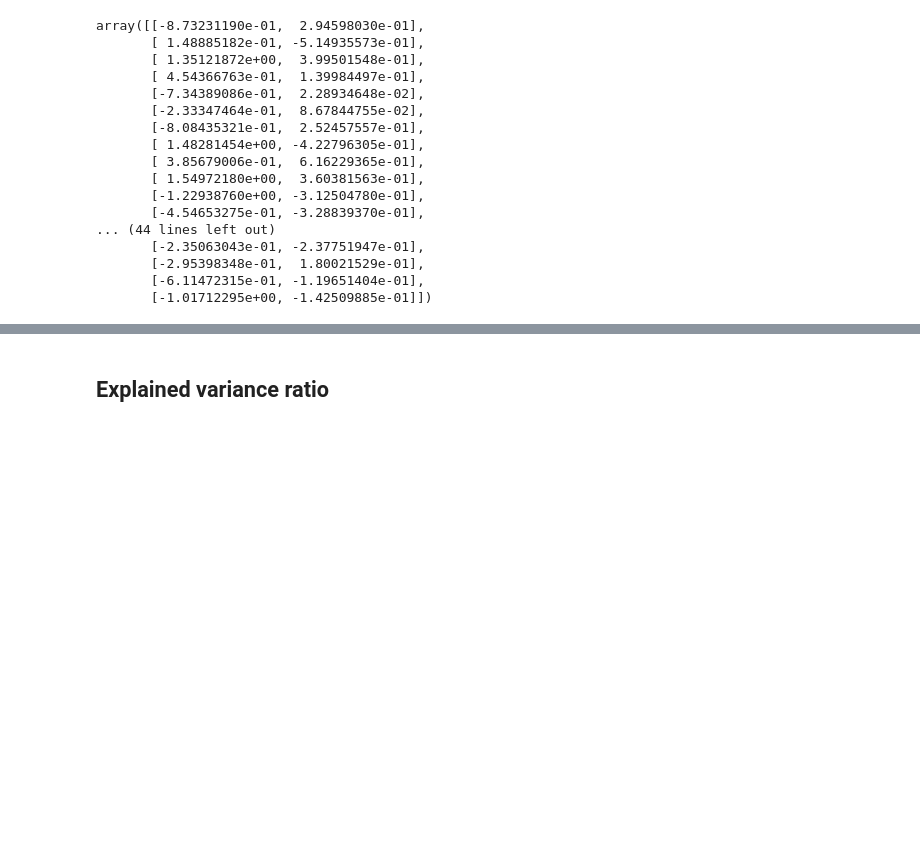
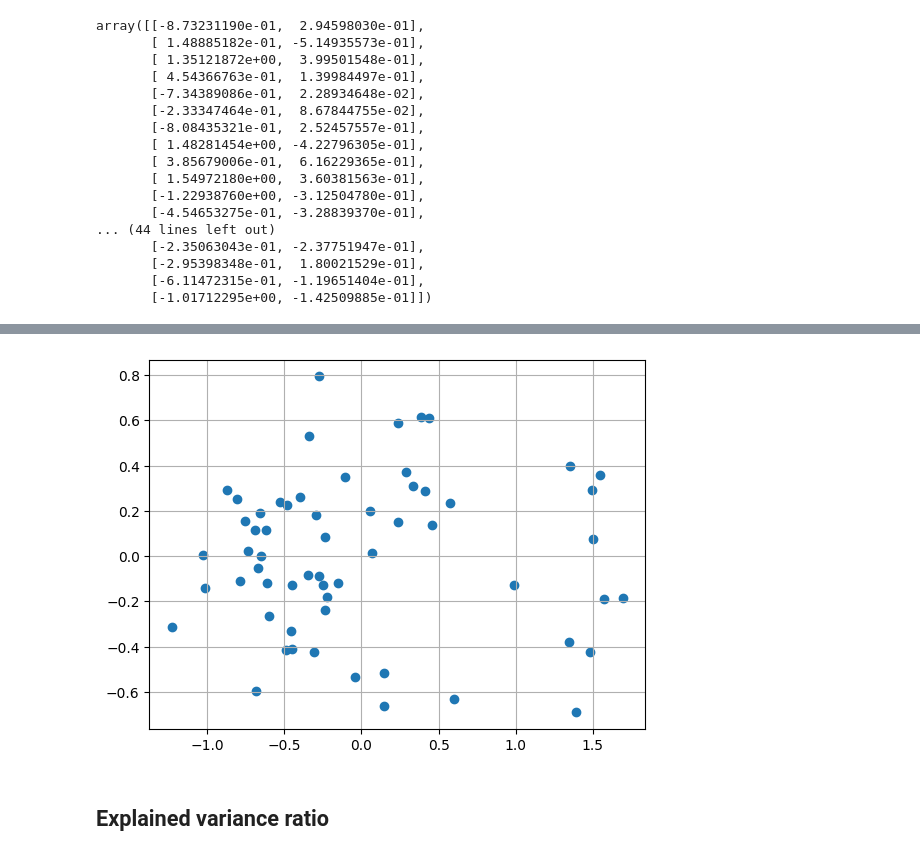
Before and after one commit to juliovr/homl, a Jupyter notebook: 08_dimensionality_reduction.ipynb, the cells around one changed output, grey strips where cells are left out. Drawn from its saved outputs; the diff is of its cells as text; code cells hidden in the pictures; blank space fills up the shorter version.

```diff
--- a/08_dimensionality_reduction.ipynb
+++ b/08_dimensionality_reduction.ipynb
@@ -103,3 +112,12 @@ array([[-8.73231190e-01,  2.94598030e-01],
+# %%
+import matplotlib.pyplot as plt
+
+plt.scatter(X2D[:, 0], X2D[:, 1])
+plt.grid()
+
+plt.show()
+# %% [output]
+[figure, added]
 # %% [markdown]
 ## Explained variance ratio
 # %%
```
Also changed, not shown: parts of 8 cells of this notebook.
